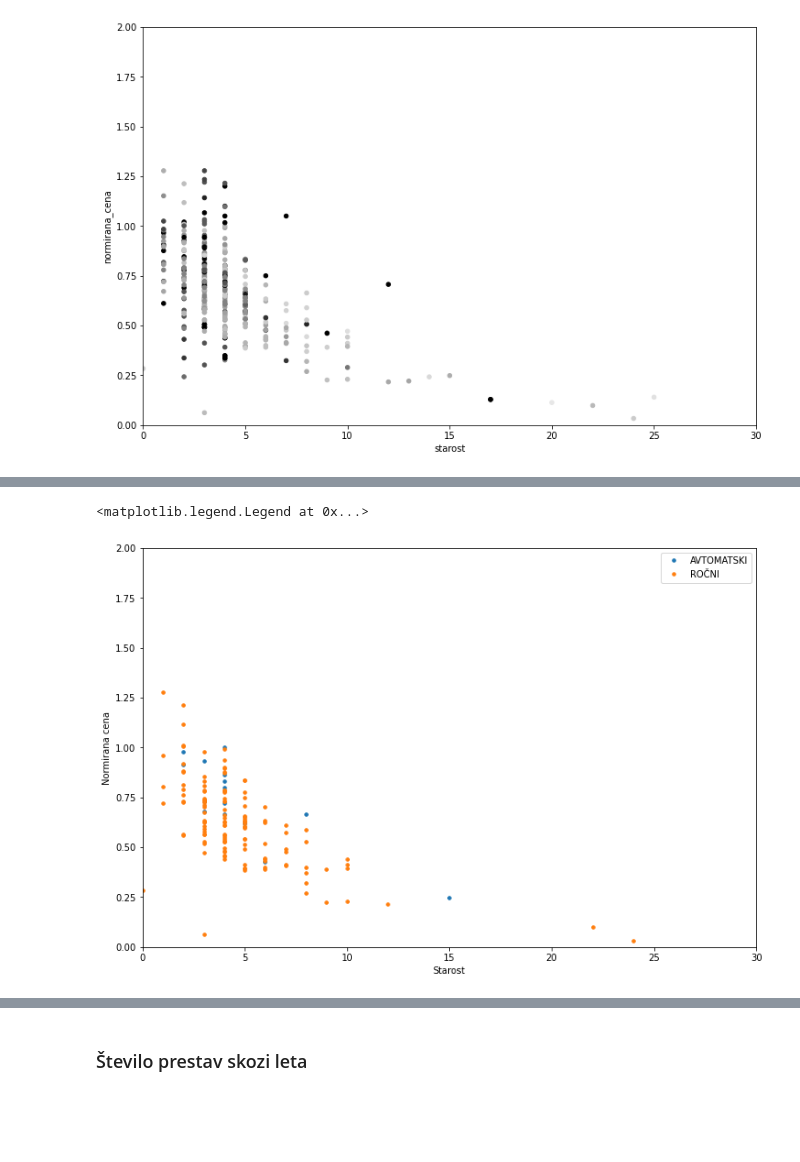
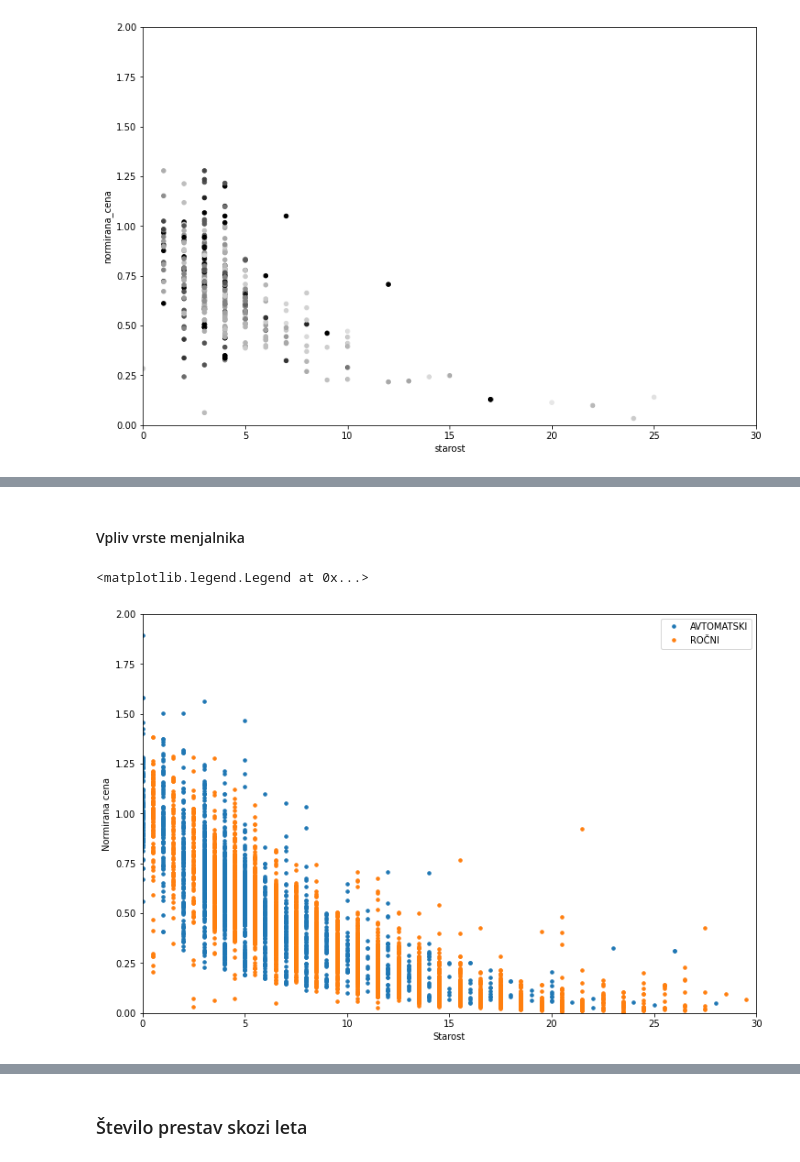
Before and after one commit to pg008/programiranje_1_projektna_naloga, a Jupyter notebook: analiza/analiza.ipynb, the cells around one changed output, grey strips where cells are left out. Drawn from its saved outputs; the diff is of its cells as text; code cells hidden in the pictures; blank space fills up the shorter version.

```diff
--- a/analiza/analiza.ipynb
+++ b/analiza/analiza.ipynb
@@ -52,3 +69,6 @@ fiks_avti_z_nc.plot.scatter(
 # %% [output]
 <AxesSubplot:xlabel='starost', ylabel='normirana_cena'>
 [figure]
+# %%
+avti_z_nc["zaokroženi_kilovati"] = avti_z_nc.kilovati.round(-1)
+avti_z_nc.groupby("zaokroženi_kilovati").normirana_cena.mean().plot()#.scatter("kilovati", "normirana_cena", xlim=(0,300))
@@ -55,11 +83,11 @@ fiks_avti_z_nc.plot.scatter(
 # %%
 fig, ax = plt.subplots(figsize=(12,8))
 
-fiks_moc_avti_z_nc = fiks_avti_z_nc[fiks_avti_z_nc.konjske_moci.between(80, 120)]
+# fiks_moc_avti_z_nc = fiks_avti_z_nc[fiks_avti_z_nc.konjske_moci.between(80, 120)]
 
-for ime, skupina in fiks_moc_avti_z_nc.groupby("vrsta_motorja"):
+for i, (ime, skupina) in enumerate(avti_z_nc.groupby("vrsta_motorja")):
     ax.plot(
-        skupina.starost,
+        skupina.starost+0.2*i,
         skupina.normirana_cena,
         marker='.',
         linestyle='',
@@ -76,0 +105,18 @@ ax.legend(numpoints=1, loc='upper right')
+# %%
+fig, ax = plt.subplots(figsize=(12,8))
+
+# fiks_moc_avti_z_nc = fiks_avti_z_nc[fiks_avti_z_nc.konjske_moci.between(80, 120)]
+
+for i, (ime, skupina) in enumerate(avti_z_nc.groupby("vrsta_motorja")):
+    povprecje = skupina.groupby("starost").normirana_cena.mean()
+    ax.plot(
+        povprecje.index,
+        povprecje,
+        lw=3,
+        label=ime
+    )
+ax.set_xlabel("Starost")
+ax.set_ylabel("Normirana cena")
+ax.set_xlim(0,30)
+ax.set_ylim(0,1.25)
+ax.legend(numpoints=1, loc='upper right')
@@ -77,20 +131,22 @@ ax.legend(numpoints=1, loc='upper right')
+# %% [markdown]
+#### Vpliv vrste menjalnika
 # %%
 fig, ax = plt.subplots(figsize=(12,8))
 
-for ime, skupina in fiks_moc_avti_z_nc.groupby("menjalnik"):
+for i, (ime, skupina) in enumerate(avti_z_nc.groupby("menjalnik")):
     ax.plot(
-        skupina.starost,
+        skupina.starost+i*0.5,
         skupina.normirana_cena,
         marker='.',
         linestyle='',
         ms=7,
         label=ime,
     )
 ax.set_xlabel("Starost")
 ax.set_ylabel("Normirana cena")
 ax.set_xlim(0,30)
 ax.set_ylim(0,2)
 ax.legend(numpoints=1, loc='upper right')
 # %% [output]
 <matplotlib.legend.Legend at 0x...>
-[figure, old version]
+[figure, new version]
```
Also changed, not shown: parts of 22 cells of this notebook, 2 other files.
